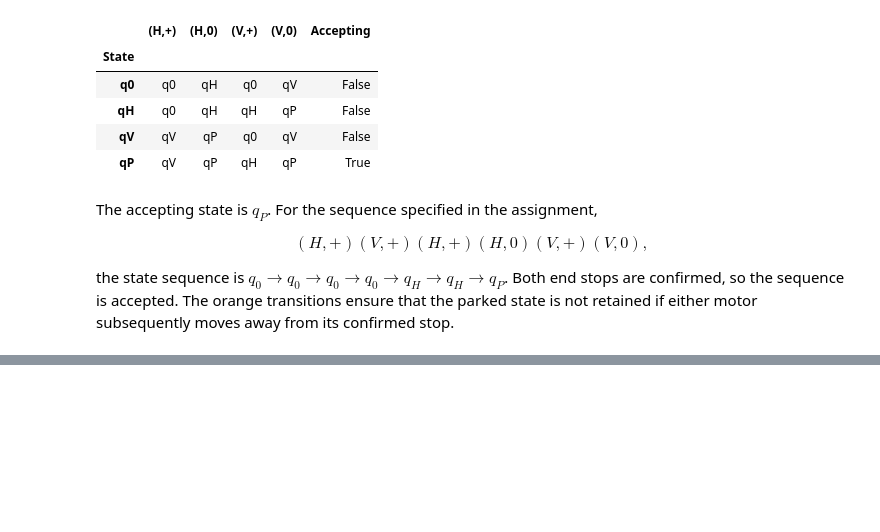
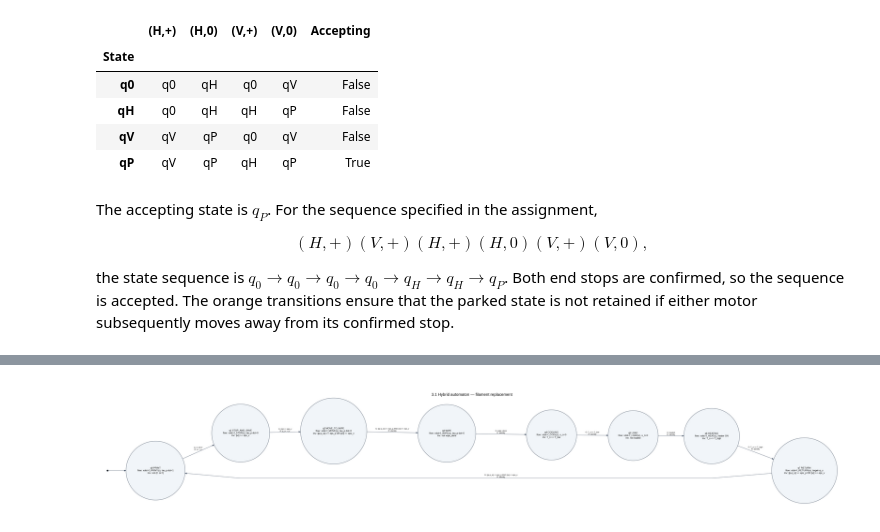
Before and after one commit to ireneeleon/SC42155_MiniProject_G17, a Jupyter notebook: Modelling_Mini_Project.ipynb, the cells around one changed output, grey strips where cells are left out. Cells and saved outputs as stored; diff of their text form; code cells hidden in the pictures; blank space fills up the shorter version.

```diff
--- a/Modelling_Mini_Project.ipynb
+++ b/Modelling_Mini_Project.ipynb
@@ -1157,0 +1318,25 @@ the state sequence is $q_0\to q_0\to q_0\to q_0\to q_H\to q_H\to q_P$. Both end
+# %%
+hybrid_nodes = {
+ 'PRINT': 'q0 PRINT\nflow: xdot=f_PRINT(x), tau_p dot=1\nInv: not (C or F)',
+ 'STOP': 'q1 STOP_AND_SAVE\nflow: xdot=f_STOP(x), tau_p dot=0\nInv: ||v|| >= eps_v',
+ 'MOVE': 'q2 MOVE_TO_WIPE\nflow: xdot=f_MOVE(x), tau_p dot=0\nInv: ||p-p_w|| >= eps_p OR ||v|| >= eps_v',
+ 'WIPE': 'q3 WIPE\nflow: xdot=f_WIPE(x), tau_p dot=0\nInv: not wipe_done',
+ 'COOL': 'q4 COOLING\nflow: xdot=f_COOL(x), u_n=0\nInv: T_n >= T_low',
+ 'LOAD': 'q5 LOAD\nflow: xdot=f_LOAD(x), u_n=0\nInv: not loaded',
+ 'HEAT': 'q6 HEATING\nflow: xdot=f_HEAT(x), heater ON\nInv: T_n <= T_high',
+ 'RETURN': 'q7 RETURN\nflow: xdot=f_RETURN(x), target=p_s\nInv: ||p-p_s|| >= eps_p OR ||v|| >= eps_v'
+}
+hybrid_edges = [
+ ('PRINT','STOP','G: C OR F\nR: x+ = x-'),
+ ('STOP','MOVE','G: ||v|| <= eps_v\nR: p_s+ = p-'),
+ ('MOVE','WIPE','G: ||p-p_w|| <= eps_p AND ||v|| <= eps_v\nR: identity'),
+ ('WIPE','COOL','G: wipe_done\nR: identity'),
+ ('COOL','LOAD','G: T_n <= T_low\nR: identity'),
+ ('LOAD','HEAT','G: loaded\nR: identity'),
+ ('HEAT','RETURN','G: T_n >= T_high\nR: identity'),
+ ('RETURN','PRINT','G: ||p-p_s|| <= eps_p AND ||v|| <= eps_v\nR: identity')
+]
+diagram(hybrid_nodes, hybrid_edges, '3.1 Hybrid automaton — filament replacement',
+        initial='PRINT', rankdir='LR', hybrid=True)
+# %% [output]
+[figure, added]
```
Also changed, not shown: parts of 21 cells of this notebook.
